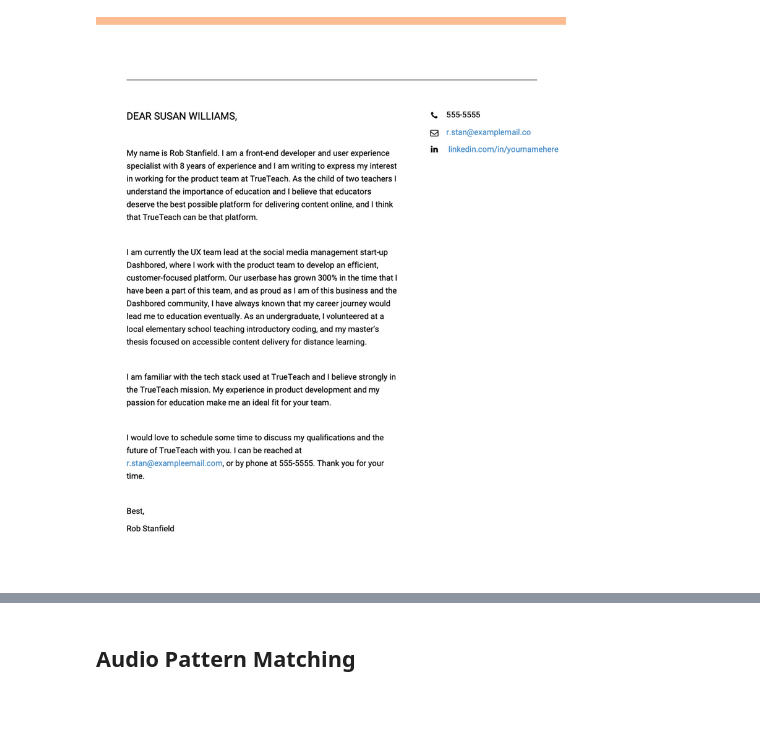
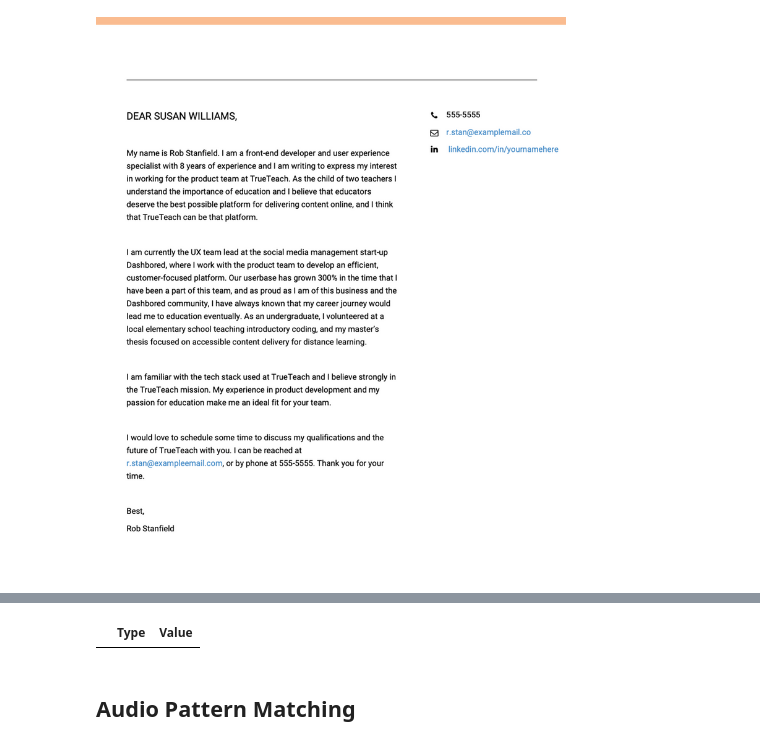
Before and after one commit to steamship-core/python-client, a Jupyter notebook: nbs/demo-snapshot.ipynb, the cells around one changed output, grey strips where cells are left out. Cells and saved outputs as stored; diff of their text form; code cells hidden in the pictures; blank space fills up the shorter version.

```diff
--- a/nbs/demo-snapshot.ipynb
+++ b/nbs/demo-snapshot.ipynb
@@ -144,3 +213,7 @@ letter.dquery("sentence")
+# %%
+letter.dquery("@")
+# %% [output]
+|  | Type | Value |
 # %% [markdown]
 ## Audio Pattern Matching
 # %%
```
Also changed, not shown: parts of 20 cells of this notebook, 2 other files.
